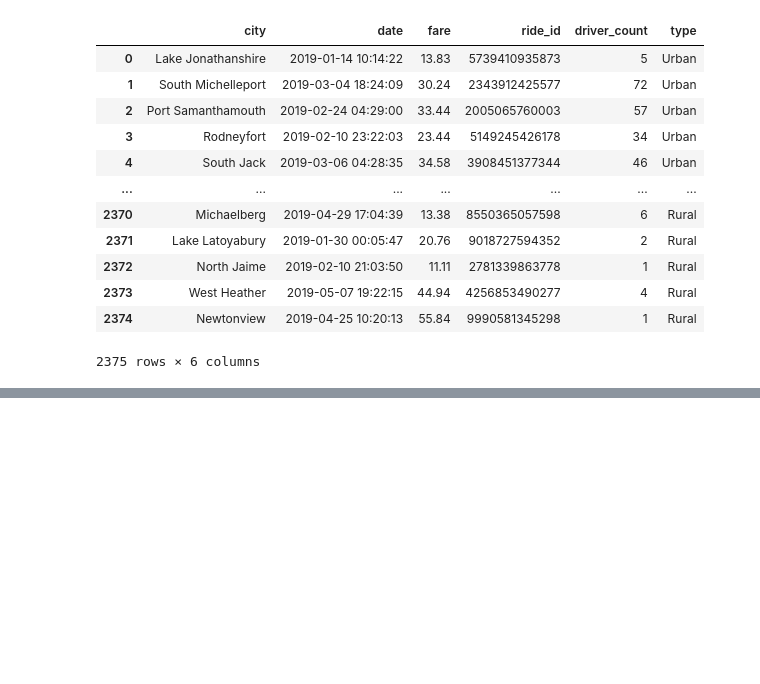
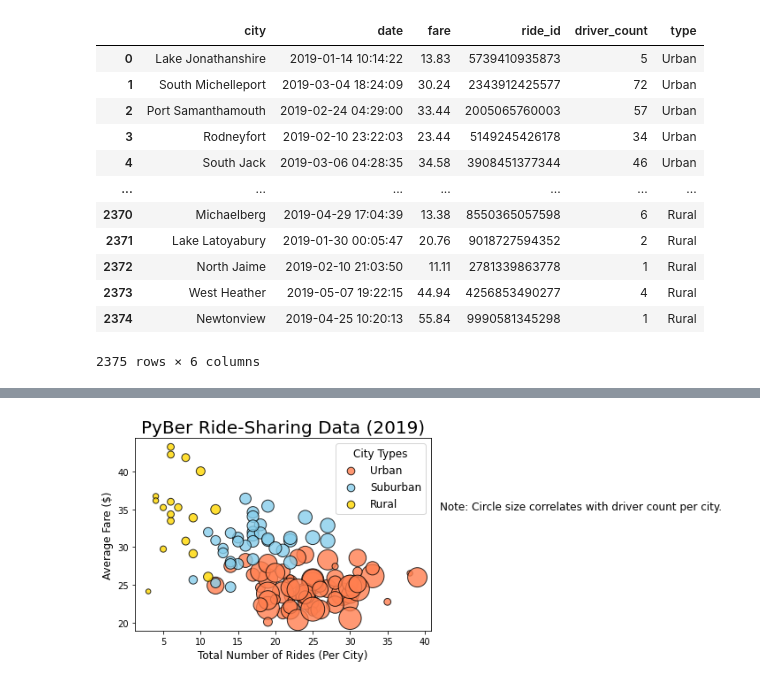
Before and after one commit to MikeHankinson/PyBer_Analysis, a Jupyter notebook: PyBer.ipynb, the cells around one changed output, grey strips where cells are left out. Drawn from its saved outputs; the diff is of its cells as text; code cells hidden in the pictures; blank space fills up the shorter version.

```diff
--- a/PyBer.ipynb
+++ b/PyBer.ipynb
@@ -133,0 +168,8 @@ pyber_data_df
+# %%
+# 5.3.3 Get the Average Fare for Each City Type
+
+urban_average_fare = urban_cities_df.groupby(["city"]).mean()["fare"]
+suburban_average_fare = suburban_cities_df.groupby(["city"]).mean()["fare"]
+rural_average_fare = rural_cities_df.groupby(["city"]).mean()["fare"]
+
+rural_average_fare.head()
@@ -133,0 +184,8 @@ pyber_data_df
+# %%
+# 3c. 5.3.4 Get the Average Number of Drivers for Each City Type
+
+urban_driver_count = urban_cities_df.groupby(["city"]).mean()["driver_count"]
+suburban_driver_count = suburban_cities_df.groupby(["city"]).count()["driver_count"]
+rural_driver_count = rural_cities_df.groupby(["city"]).count()["driver_count"]
+
+urban_driver_count.head()
@@ -133,0 +200,57 @@ pyber_data_df
+# %%
+# 3.  5.3.5 Create Bubble Charts - MATLAB Method
+
+# =====Urban Cities=====
+
+plt.scatter(urban_ride_count, urban_average_fare, s = 10*urban_driver_count, label="Urban",
+           c= "coral", alpha=0.8, edgecolor="black", linewidths=1,)
+
+# Create axis labels, title and legend
+# plt.xlabel("Total Number of Rides (Per City)")
+# plt.ylabel("Average Fare ($)")
+# plt.title("PyBer Ride-Sharing Data (2019)")
+plt.legend()
+
+
+# =====Suburban Cities=====
+
+plt.scatter(suburban_ride_count, suburban_average_fare, s = 10*suburban_driver_count, label="Suburban",
+           color = "skyblue", alpha=0.8, edgecolor="black", linewidths=1,)
+
+# Create axis labels, title and legend
+# plt.xlabel("Total Number of Rides (Per City)")
+# plt.ylabel("Average Fare ($)")
+# plt.title("PyBer Ride-Sharing Data (2019)")
+plt.legend()
+
+
+# =====Rural Cities=====
+
+plt.scatter(rural_ride_count, rural_average_fare, s = 10*rural_driver_count, label="Rural",
+           c= "gold", alpha=0.8, edgecolor="black", linewidths=1,)
+
+# Create axis labels, title and legend
+plt.xlabel("Total Number of Rides (Per City)", fontsize = 12)
+plt.ylabel("Average Fare ($)", fontsize = 12)
+plt.title("PyBer Ride-Sharing Data (2019)", fontsize = 20)
+plt.legend()
+# plt.grid(True)
+
+
+#Create a Legend
+lgnd = plt.legend(fontsize="12", mode="Expanded",
+         scatterpoints=1, loc="best", title="City Types")
+lgnd.legendHandles[0]._sizes = [75]
+lgnd.legendHandles[1]._sizes = [75]
+lgnd.legendHandles[2]._sizes = [75]
+lgnd.get_title().set_fontsize(12)
+
+
+# Incorporate a text label about circle size.
+plt.text(42, 35, "Note: Circle size correlates with driver count per city.", fontsize="12")
+
+
+# Save the figure.
+plt.savefig("analysis/Fig1.png")
+# %% [output]
+[figure, added]
```
Also changed, not shown: parts of 32 cells of this notebook, 6 other files.
